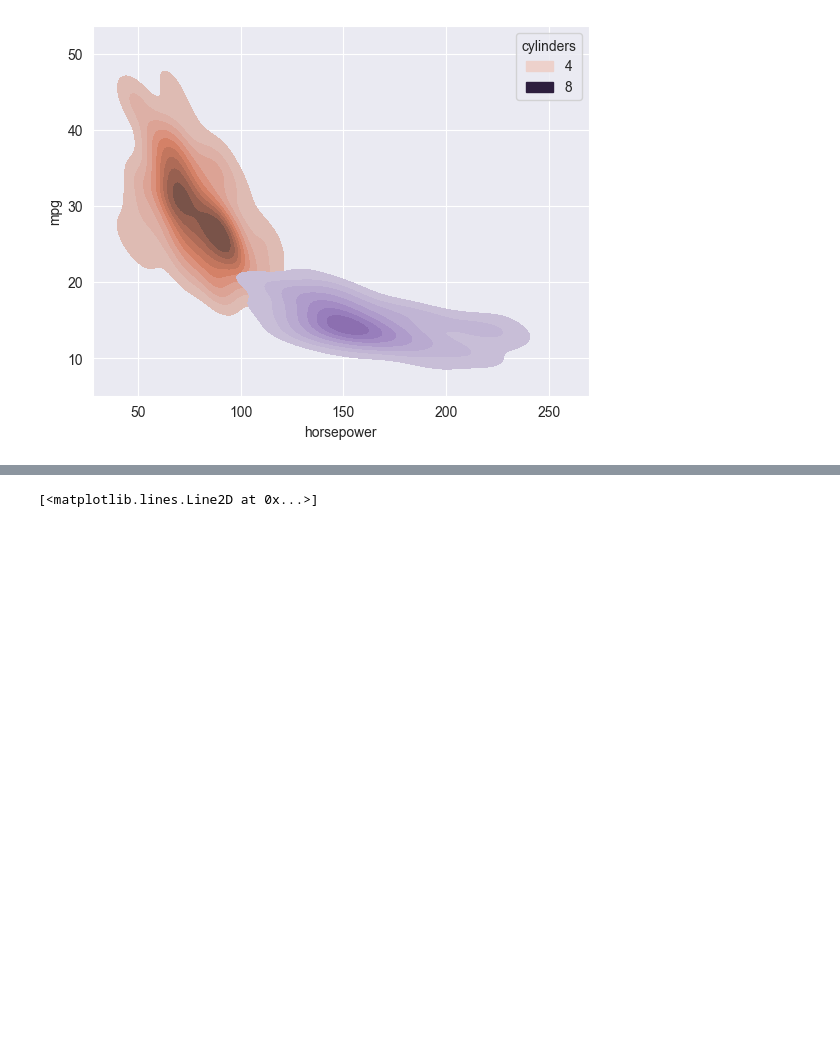
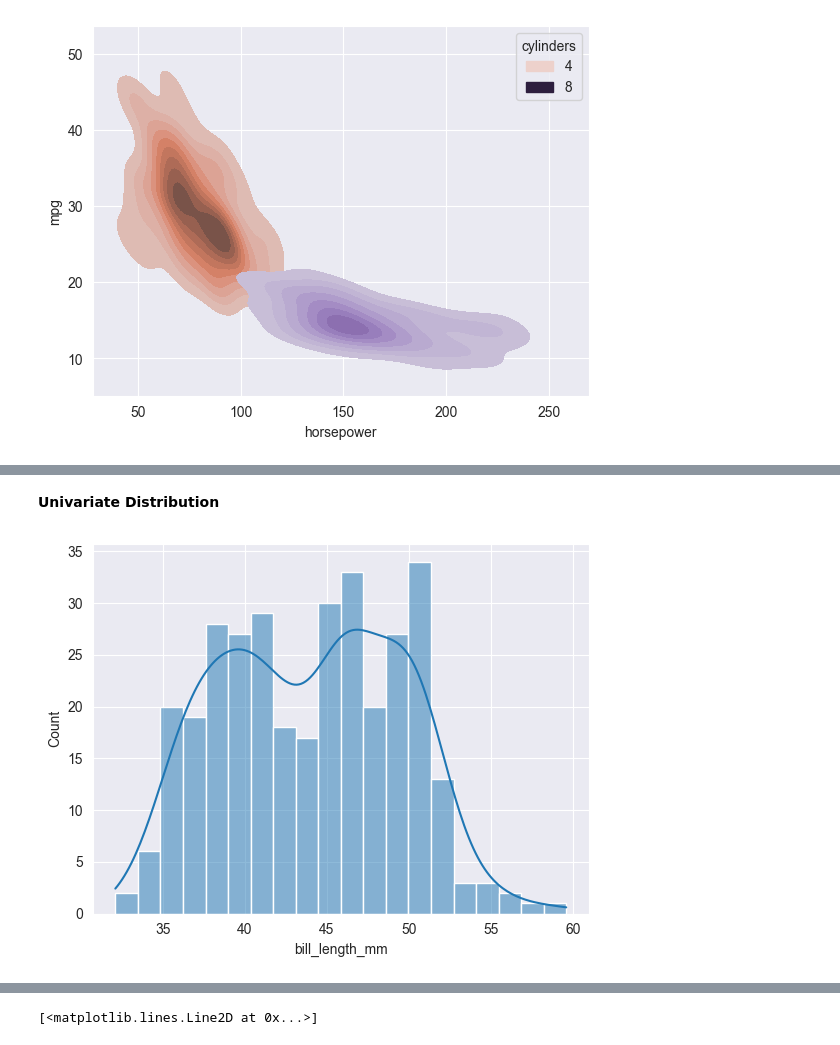
Before and after one commit to daaanishhh002/Graphing-with-Python, a Jupyter notebook: graphing.ipynb, the cells around one changed output, grey strips where cells are left out. Saved outputs shown, nothing was run; the diff lists cells and outputs as text; code cells hidden in the pictures; blank space fills up the shorter version.

```diff
--- a/graphing.ipynb
+++ b/graphing.ipynb
@@ -106,0 +109,3 @@ sns.kdeplot(x=cars[filt].horsepower,y=cars[filt].mpg,
+# %%
+penguins = sns.load_dataset('penguins').dropna()
+penguins.shape
@@ -106,0 +123,8 @@ sns.kdeplot(x=cars[filt].horsepower,y=cars[filt].mpg,
+# %% [markdown]
+**Univariate Distribution**
+# %%
+sns.histplot(penguins.bill_length_mm,
+             kde=True,
+             bins=20);
+# %% [output]
+[figure, added]
```
Also changed, not shown: parts of 15 cells of this notebook.
